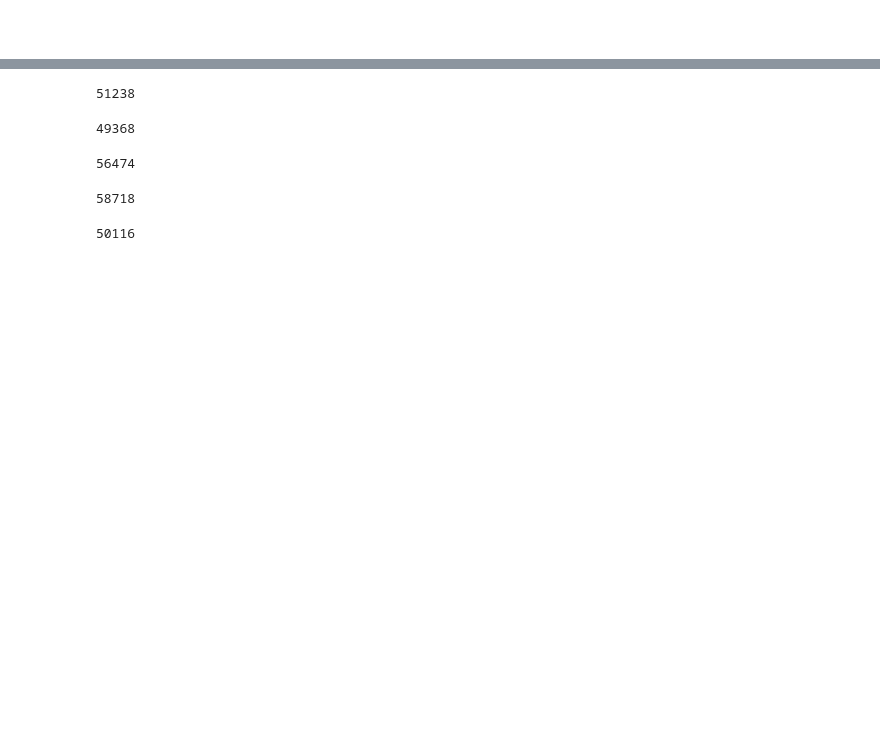
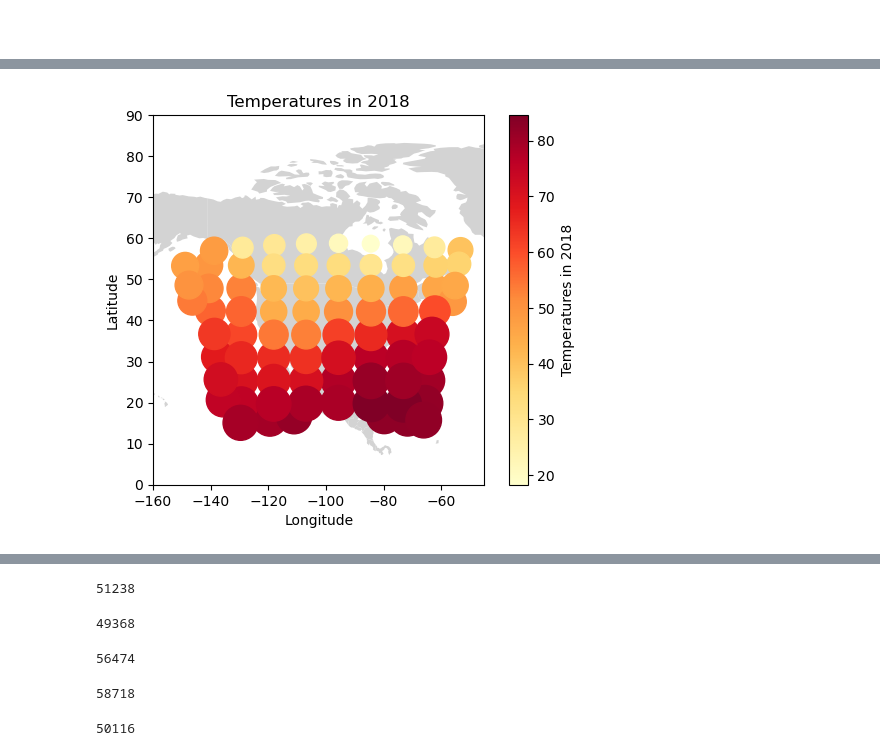
Before and after one commit to ashleyradford/spark-analysis, a Jupyter notebook: nam_analysis.ipynb, the cells around one changed output, grey strips where cells are left out. Saved outputs shown, nothing was run; the diff lists cells and outputs as text; code cells hidden in the pictures; blank space fills up the shorter version.

```diff
--- a/nam_analysis.ipynb
+++ b/nam_analysis.ipynb
@@ -570,0 +938,4 @@ farms.take(50)
+# %%
+df_2018 = df_2018.withColumn("geohash", geohash2Encode(df_2018.lat, df_2018.lon))
+df_2018 = df_2018.withColumn("temperature_surface", k2f(df_2018.temperature_surface))
+df_2018 = df_2018.withColumn("wind_speed_gust_surface", df_2018.wind_speed_gust_surface * 2.23694)
@@ -570,0 +946,13 @@ farms.take(50)
+# %%
+agg_2018 = df_2018.groupBy("geohash")\
+                .agg(\
+                    F.avg("lat").alias("lat"), \
+                    F.avg("lon").alias("lon"), \
+                    F.avg("visibility_surface").alias("visibility_surface"), \
+                    F.avg("snow_depth_surface").alias("snow_depth_surface"), \
+                    F.avg("total_precipitation_surface_3_hour_accumulation").alias("total_rain"), \
+                    F.avg("total_cloud_cover_entire_atmosphere_single_layer").alias("cloud_cover"), \
+                    F.avg("relative_humidity_zerodegc_isotherm").alias("humidity"), \
+                    F.avg("vegetation_surface").alias("vegetation_surface"), \
+                    F.avg("wind_speed_gust_surface").alias("wind_speed"), \
+                    F.avg("temperature_surface").alias("temperature"))
@@ -570,0 +963,4 @@ farms.take(50)
+# %%
+agg_2018_df = agg_2018.toPandas()
+# %%
+agg_2018_df['year'] = 2018
@@ -570,0 +983,24 @@ farms.take(50)
+# %%
+worldmap = gpd.read_file(gpd.datasets.get_path("naturalearth_lowres"))
+worldmap[worldmap["continent"] == "North America"].plot(color="lightgrey")
+
+# Plotting our Impact Energy data with a color map
+x = agg_2018_df['lon']
+y = agg_2018_df['lat']
+z = agg_2018_df['temperature']
+# z = farms_df['wind_speed_gust_surface']
+
+plt.scatter(x, y, s=z*8, c=z, cmap='YlOrRd')
+
+plt.colorbar(label='Temperatures in 2018')
+
+plt.xlim([-160, -45])
+plt.ylim([0, 90])
+
+plt.title("Temperatures in 2018")
+
+plt.xlabel("Longitude")
+plt.ylabel("Latitude")
+plt.show()
+# %% [output]
+[figure, added]
```
Also changed, not shown: parts of 135 cells of this notebook.
